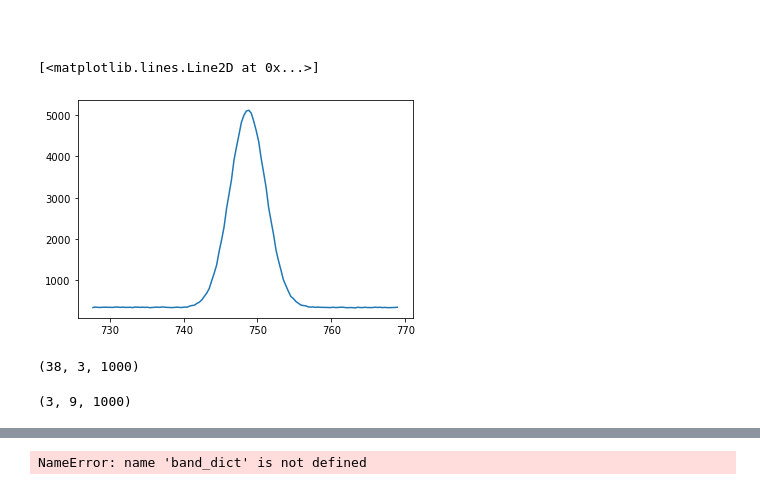
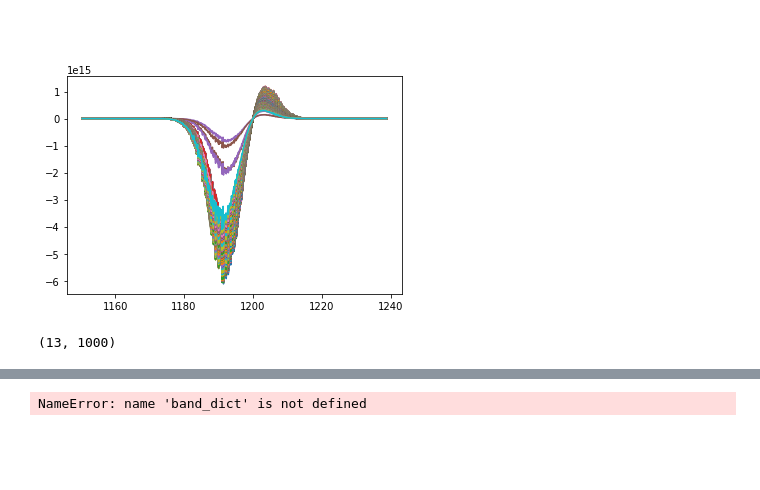
Before and after one commit to ARRRRGH/meteocpy, a Jupyter notebook: notebooks/visualize_runs.ipynb, the cells around one changed output, grey strips where cells are left out. Saved outputs shown, nothing was run; the diff lists cells and outputs as text; code cells hidden in the pictures; blank space fills up the shorter version.

```diff
--- a/notebooks/visualize_runs.ipynb
+++ b/notebooks/visualize_runs.ipynb
@@ -21,7 +21,7 @@ import matplotlib.pyplot as plt
 import pickle as pkl
 # %%
 # load simulation
-simu_path = '/Users/jim/meteocpy/simulations/test'
+simu_path = '/home/jim/meteocpy/simulations/test'
 
 # load simulation
 with open(os.path.join(simu_path, 'frames'), 'rb') as f:
@@ -33,6 +33,6 @@ with open(os.path.join(simu_path, 'band_indices'), 'rb') as f:
 with open(os.path.join(simu_path, 'simulation_config'), 'rb') as f:
     config = pkl.load(f)
 
-with open(os.path.join('/Users/jim/meteocpy', 'saved_apex_models', 'apex_700_800'), 'rb') as f:
+with open(os.path.join('/home/jim/meteocpy', 'saved_apex_models', 'apex_700_2400'), 'rb') as f:
     ap = pkl.load(f)
 # %%
@@ -50,16 +69,12 @@ np.max(frames[12])
 # %% [markdown]
 ######
 # %%
-band = 74
-plt.plot(wvl_dict[band], np.stack(band_dict[band])[:, 1, 200])
+band = 150
+px = slice(None, None)
+a = plt.plot(wvl_dict[band], np.concatenate([band_dict[band]], axis=0).squeeze()[:, px])
 # %% [output]
-[<matplotlib.lines.Line2D at 0x...>]
-[figure, old version]
+[figure, new version]
 # %%
-np.stack(band_dict[63]).shape
+np.concatenate([band_dict[60]], axis=0).squeeze().shape
 # %% [output]
-(38, 3, 1000)
+(13, 1000)
-# %%
-frames[27].shape
-# %% [output]
-(3, 9, 1000)
```
Also changed, not shown: parts of 6 cells of this notebook, 3 other files.
